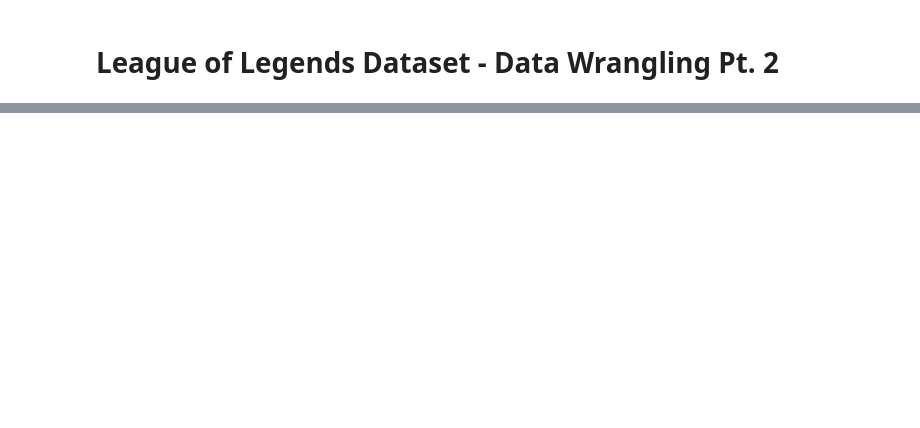
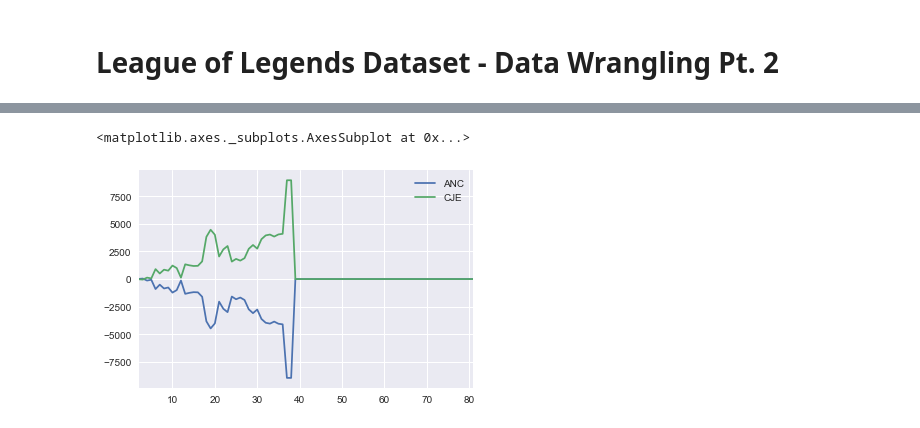
Before and after one commit to MPhillips55/Capstone_Project_2_League_of_Legends, a Jupyter notebook: EDA/League of Legends Dataset - Data Wrangling Pt. 2.ipynb, the cells around one changed output, grey strips where cells are left out. Saved outputs shown, nothing was run; the diff lists cells and outputs as text; code cells hidden in the pictures; blank space fills up the shorter version.

```diff
--- a/EDA/League of Legends Dataset - Data Wrangling Pt. 2.ipynb
+++ b/EDA/League of Legends Dataset - Data Wrangling Pt. 2.ipynb
@@ -321,0 +457,4 @@ gold_df.tail()
+# %%
+test_plot.drop(['match_id', 'league', 'season', 'year', 'result', 'game_length', 'red_or_blue_side',
+             'type', 'player_name', 'champion'], inplace=True, axis=1)
+test_plot.head()
@@ -321,0 +469,12 @@ gold_df.tail()
+# %%
+test = test_plot.transpose()
+# %%
+test = test.reset_index()
+# %%
+test.columns = ['time','ANC', 'CJE']
+# %%
+test = test.iloc[1:]
+test.plot()
+# %% [output]
+<matplotlib.axes._subplots.AxesSubplot at 0x...>
+[figure, added]
```
Also changed, not shown: parts of 101 cells of this notebook, 1 other file.
